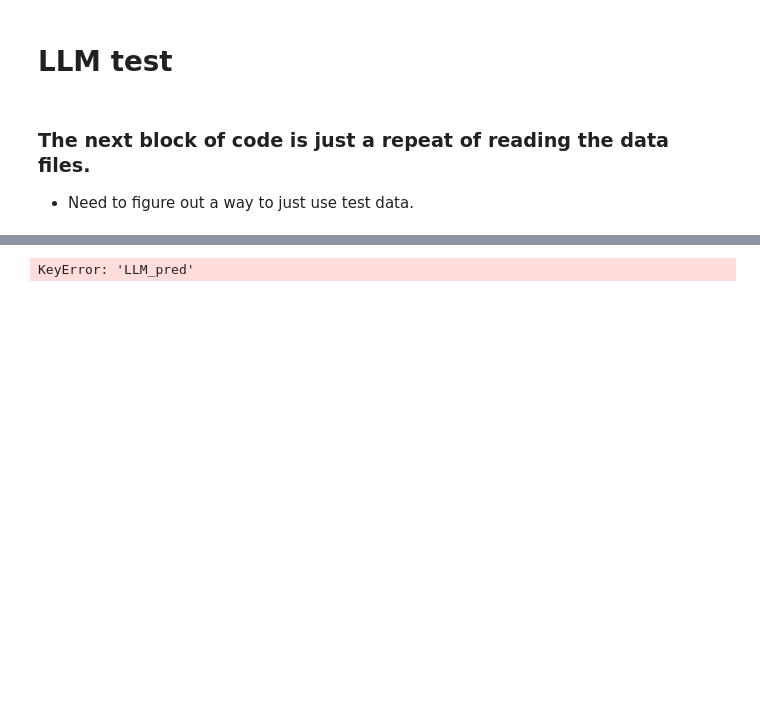
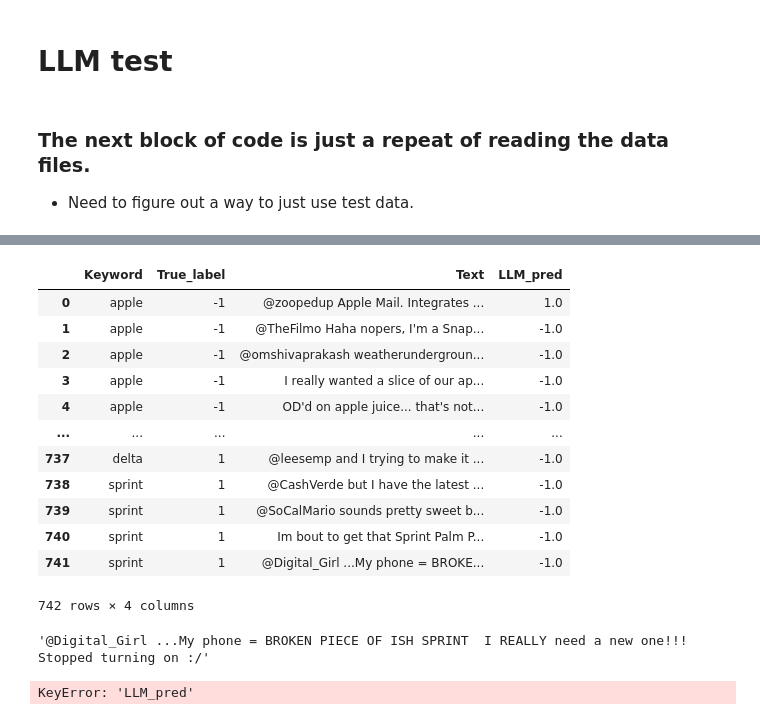
Before and after one commit to hemanth-nakshatri/Keyword-Relevance-Classification-via-Context-Analysis, a Jupyter notebook: 839-data-process.ipynb, the cells around one changed output, grey strips where cells are left out. Saved outputs shown, nothing was run; the diff lists cells and outputs as text; code cells hidden in the pictures; blank space fills up the shorter version.

```diff
--- a/839-data-process.ipynb
+++ b/839-data-process.ipynb
@@ -407,3 +492,23 @@ Error code: 429 - {'error': {'message': 'Rate limit reached for gpt-3.5-turbo in
+# %%
+df.drop(["SVC_label", "SVC_diff", "SVC_Features"], axis=1)
+# %% [output]
+|  | Keyword | True_label | Text | LLM_pred |
+| 0 | apple | -1 | @zoopedup Apple Mail. Integrates ... | 1.0 |
+| 1 | apple | -1 | @TheFilmo Haha nopers, I'm a Snap... | -1.0 |
+| 2 | apple | -1 | @omshivaprakash weatherundergroun... | -1.0 |
+| 3 | apple | -1 | I really wanted a slice of our ap... | -1.0 |
+| 4 | apple | -1 | OD'd on apple juice... that's not... | -1.0 |
+| ... | ... | ... | ... | ... |
+| 737 | delta | 1 | @leesemp and I trying to make it ... | -1.0 |
+| 738 | sprint | 1 | @CashVerde but I have the latest ... | -1.0 |
+| 739 | sprint | 1 | @SoCalMario sounds pretty sweet b... | -1.0 |
+| 740 | sprint | 1 | Im bout to get that Sprint Palm P... | -1.0 |
+| 741 | sprint | 1 | @Digital_Girl ...My phone = BROKE... | -1.0 |
+742 rows × 4 columns
+# %%
+df.iloc[741].Text
+# %% [output]
+'@Digital_Girl ...My phone = BROKEN PIECE OF ISH SPRINT  I REALLY need a new one!!! Stopped turning on :/'
 # %%
 # Filter out the df where the LLM_pred is not null
 # so that we can have clean data if program is interrupted due to errors
```
Also changed, not shown: parts of 9 cells of this notebook.
